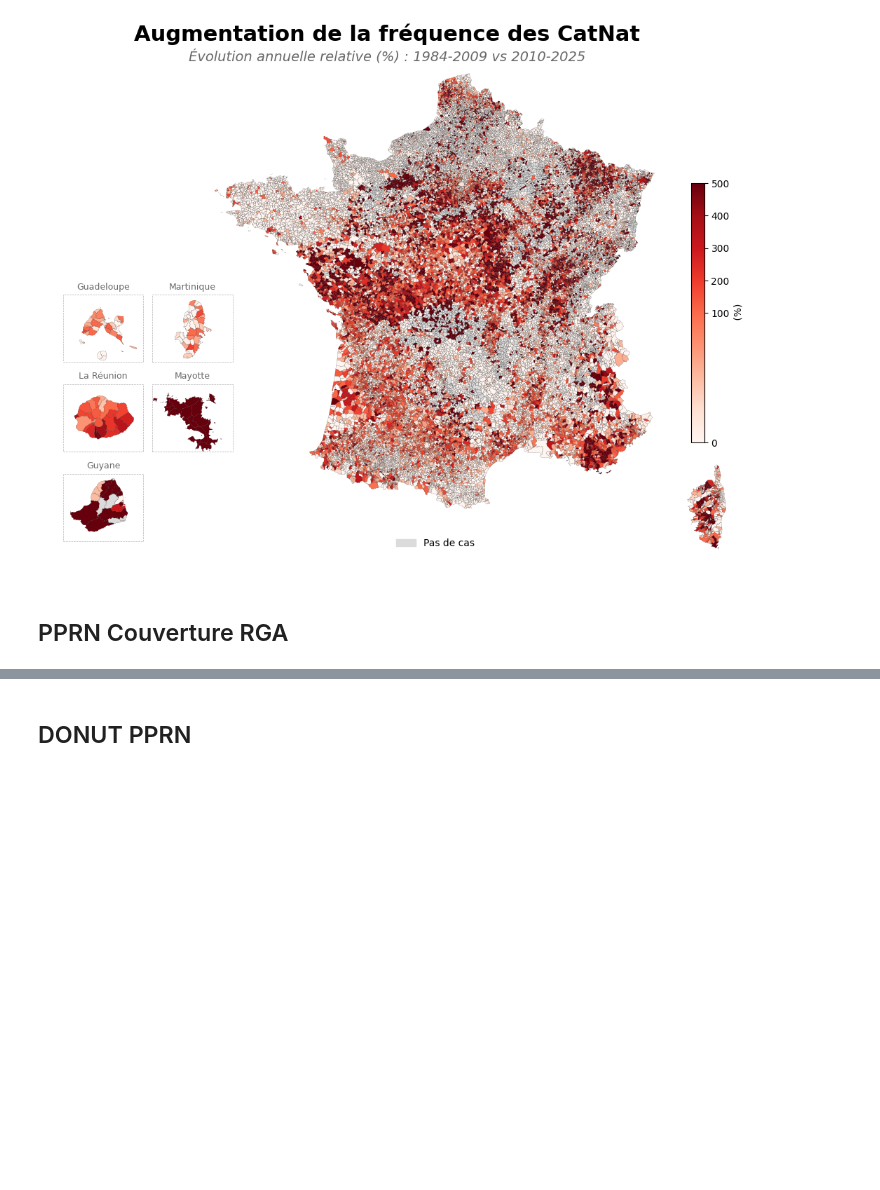
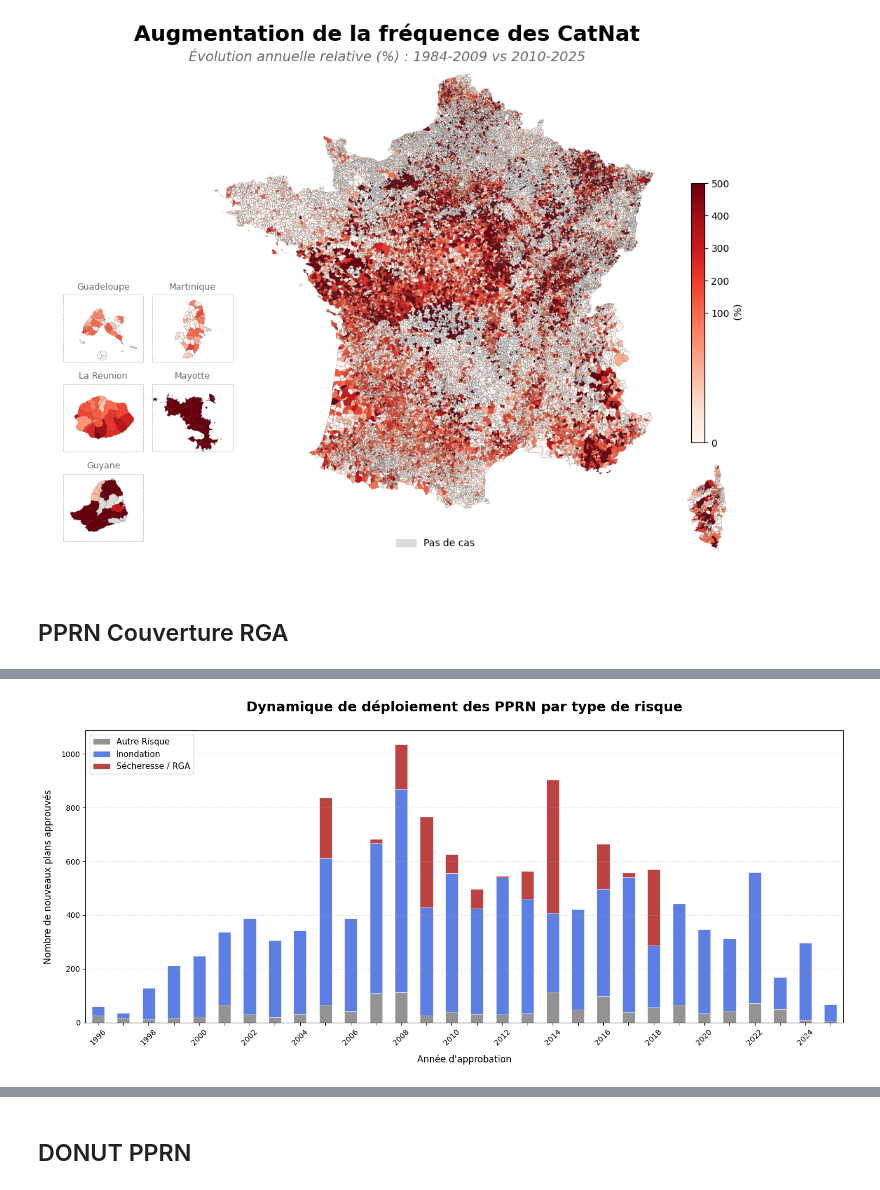
Before and after one commit to dataforgoodfr/14_PrixChangementClimatique, a Jupyter notebook: data/exploration/carto_graph.ipynb, the cells around one changed output, grey strips where cells are left out. Cells and saved outputs as stored; diff of their text form; code cells hidden in the pictures; blank space fills up the shorter version.

```diff
--- a/data/exploration/carto_graph.ipynb
+++ b/data/exploration/carto_graph.ipynb
@@ -660,3 +651,13 @@ monovariate_map(
 [figure]
 # %% [markdown]
 ## PPRN Couverture RGA
+# %%
+query_pprn = """
+SELECT
+	*
+FROM dev.main.pprn_gaspar
+"""
+
+pprn = con.sql(query_pprn)
+pprn_df = pprn.df()
+pprn_df.head(2)
@@ -662,0 +777,54 @@ monovariate_map(
+# %%
+def categorize_pprn(x):
+    x_str = str(x).upper()
+    if "RGA" in x_str:
+        return "Sécheresse / RGA"
+    elif "PPRN-I" == x_str:
+        return "Inondation"
+    else:
+        return "Autre Risque"
+
+
+pprn_df_clean["type_peril"] = pprn_df_clean["code_modele"].apply(categorize_pprn)
+
+# 2. Extraction de l'année et pivotage
+pprn_df_clean["approb_year"] = pprn_df_clean["approbation"].dt.year
+pprn_df_clean = pprn_df_clean[pprn_df_clean["approb_year"] > 1995]
+history = (
+    pprn_df_clean.groupby(["approb_year", "type_peril"]).size().unstack(fill_value=0)
+)
+
+# 3. Création du graphique
+fig, ax = plt.subplots(figsize=(15, 7), facecolor="white")
+
+colors = ["grey", "royalblue", "firebrick"]
+
+history.plot(
+    kind="bar",
+    stacked=True,
+    ax=ax,
+    color=colors,
+    alpha=0.85,
+    edgecolor="white",
+    linewidth=0.5,
+)
+
+ax.set_title(
+    "Dynamique de déploiement des PPRN par type de risque",
+    fontsize=18,
+    fontweight="bold",
+    pad=25,
+)
+ax.set_xlabel("Année d'approbation", fontsize=12, labelpad=10)
+ax.set_ylabel("Nombre de nouveaux plans approuvés", fontsize=12, labelpad=10)
+ax.legend(title="", fontsize=11, frameon=True, loc="upper left")
+ax.grid(axis="y", linestyle="--", alpha=0.3)
+
+plt.xticks(rotation=45)
+n = 2
+[l.set_visible(False) for (i, l) in enumerate(ax.xaxis.get_ticklabels()) if i % n != 0]
+
+plt.tight_layout()
+plt.show()
+# %% [output]
+[figure, added]
```
Also changed, not shown: parts of 15 cells of this notebook.
